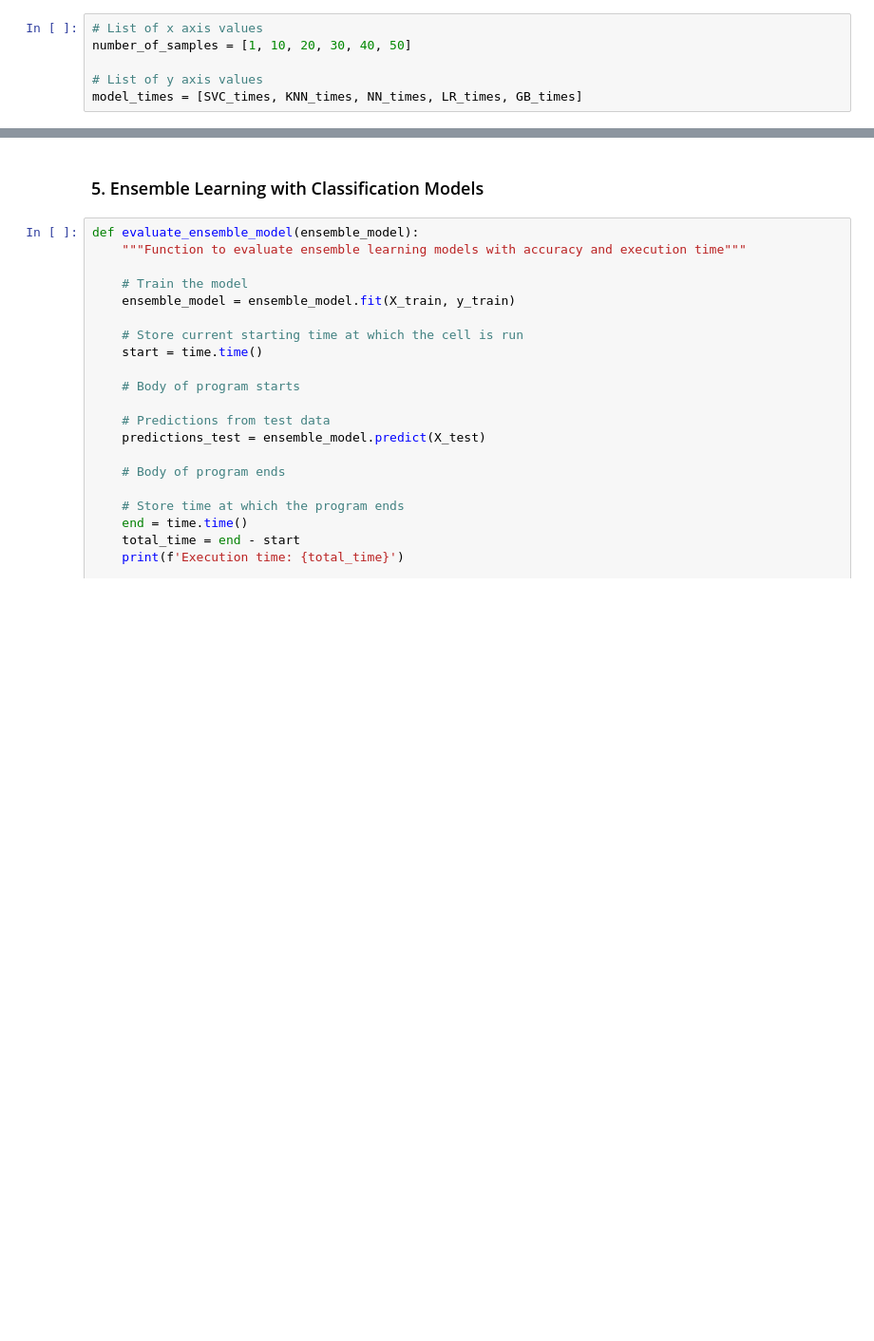
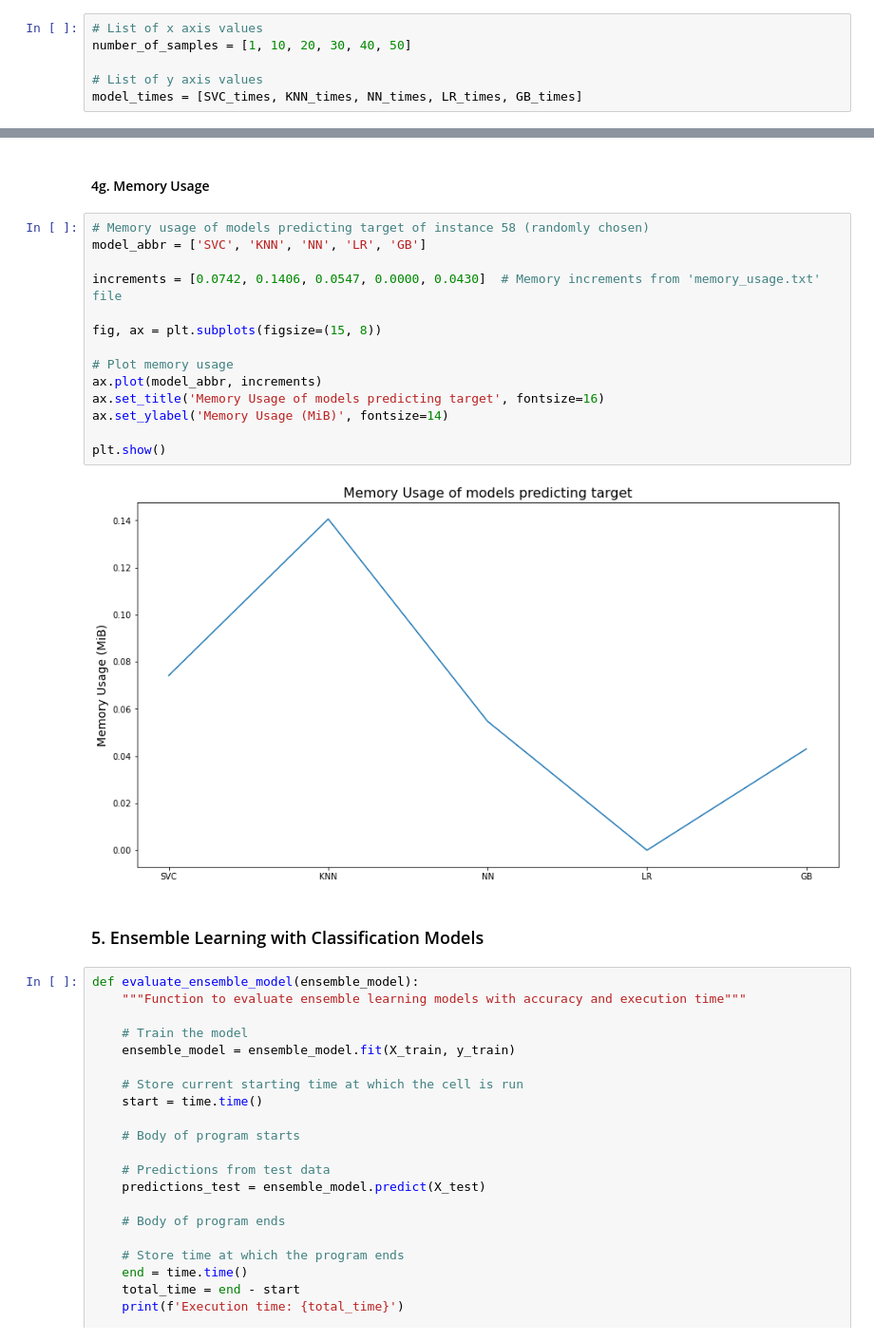
Before and after one commit to Forum-123/Predictive-Heart-Disease-Model, a Jupyter notebook: Data Analysis/Model Evaluation.ipynb, the cells around one changed output, grey strips where cells are left out. Shown at 95% size. Drawn from its saved outputs; the diff is of its cells as text; blank space fills up the shorter version.

Commit message:
Measure memory usage

```diff
--- a/Data Analysis/2. ML Methods.ipynb
+++ b/Data Analysis/Model Evaluation.ipynb
@@ -522,3 +522,21 @@ plt.show()
+# %% [markdown]
+#### 4g. Memory Usage
+# %%
+# Memory usage of models predicting target of instance 58 (randomly chosen)
+model_abbr = ['SVC', 'KNN', 'NN', 'LR', 'GB']
+
+increments = [0.0742, 0.1406, 0.0547, 0.0000, 0.0430]  # Memory increments from 'memory_usage.txt' file
+
+fig, ax = plt.subplots(figsize=(15, 8))
+
+# Plot memory usage
+ax.plot(model_abbr, increments)
+ax.set_title('Memory Usage of models predicting target', fontsize=16)
+ax.set_ylabel('Memory Usage (MiB)', fontsize=14)
+
+plt.show()
+# %% [output]
+[figure, added]
 # %% [markdown]
 ### 5. Ensemble Learning with Classification Models
 # %%
```
Also changed, not shown: parts of 22 cells of this notebook, 10 other files.
